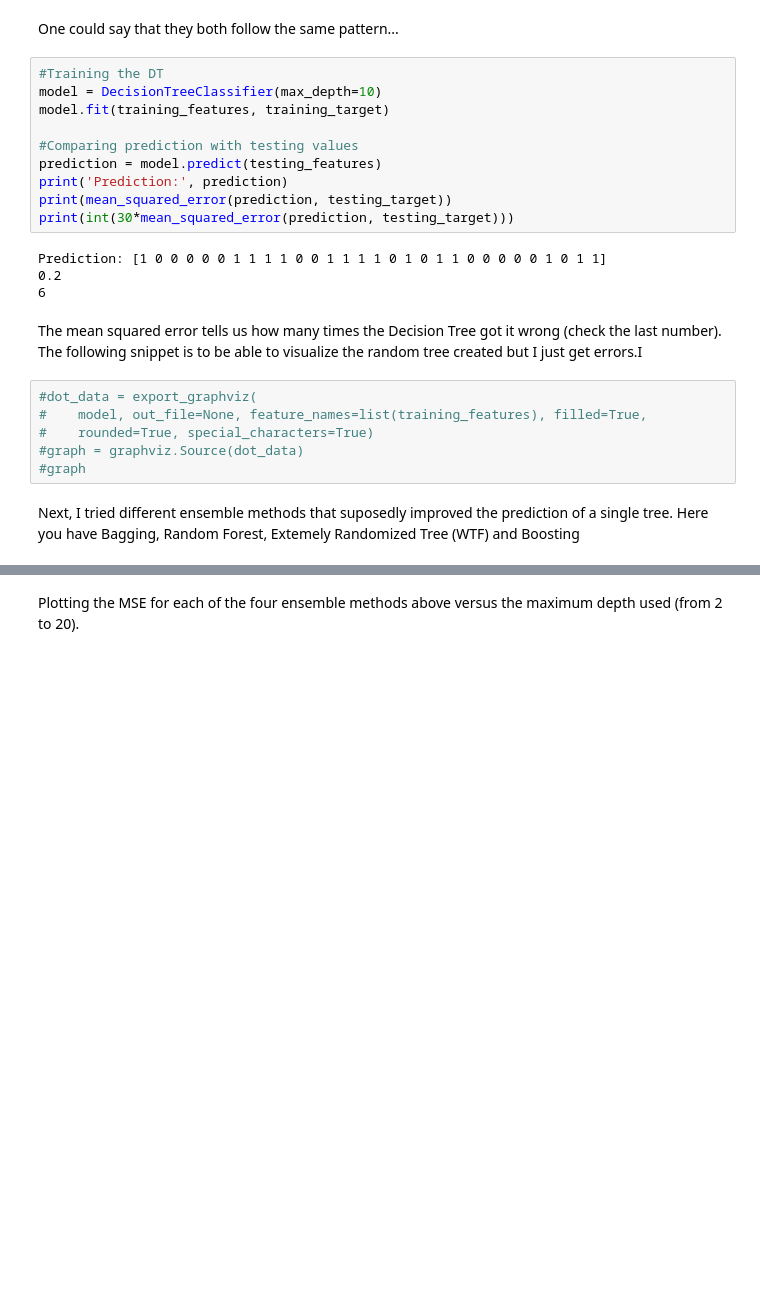
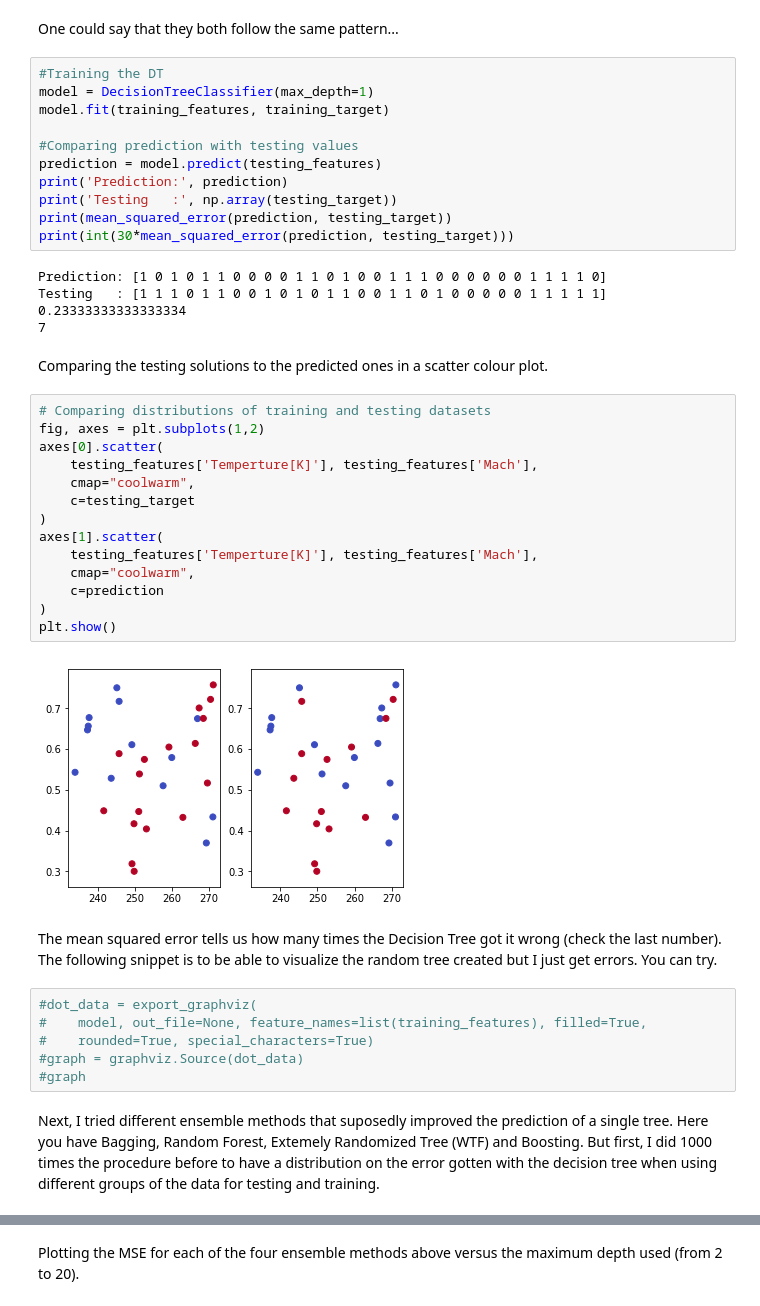
Before and after one commit to joaomiguelreis/MiND, a Jupyter notebook: Decision Tree and Ensemble Methods for Small Dataset.ipynb, the cells around one changed output, grey strips where cells are left out. Drawn from its saved outputs; the diff is of its cells as text; blank space fills up the shorter version.

Commit message:
Decision Tree and Ensemble Methods

```diff
--- a/Decision Tree and Ensemble Methods for Small Dataset.ipynb
+++ b/Decision Tree and Ensemble Methods for Small Dataset.ipynb
@@ -141,20 +146,40 @@ plt.show()
 One could say that they both follow the same pattern...
 # %%
 #Training the DT
-model = DecisionTreeClassifier(max_depth=10)
+model = DecisionTreeClassifier(max_depth=1)
 model.fit(training_features, training_target)
 
 #Comparing prediction with testing values
 prediction = model.predict(testing_features)
 print('Prediction:', prediction)
+print('Testing   :', np.array(testing_target))
 print(mean_squared_error(prediction, testing_target))
 print(int(30*mean_squared_error(prediction, testing_target)))
 # %% [output]
-Prediction: [1 0 0 0 0 0 1 1 1 1 0 0 1 1 1 1 0 1 0 1 1 0 0 0 0 0 1 0 1 1]
-0.2
-6
+Prediction: [1 0 1 0 1 1 0 0 0 0 1 1 0 1 0 0 1 1 1 0 0 0 0 0 0 1 1 1 1 0]
+Testing   : [1 1 1 0 1 1 0 0 1 0 1 0 1 1 0 0 1 1 0 1 0 0 0 0 0 1 1 1 1 1]
+0.23333333333333334
+7
+# %% [markdown]
+Comparing the testing solutions to the predicted ones in a scatter colour plot.
+# %%
+# Comparing distributions of training and testing datasets
+fig, axes = plt.subplots(1,2)
+axes[0].scatter(
+    testing_features['Temperture[K]'], testing_features['Mach'],
+    cmap="coolwarm",
+    c=testing_target
+)
+axes[1].scatter(
+    testing_features['Temperture[K]'], testing_features['Mach'],
+    cmap="coolwarm",
+    c=prediction
+)
+plt.show()
+# %% [output]
+[figure, added]
 # %% [markdown]
-The mean squared error tells us how many times the Decision Tree got it wrong (check the last number). The following snippet is to be able to visualize the random tree created but I just get errors.I
+The mean squared error tells us how many times the Decision Tree got it wrong (check the last number). The following snippet is to be able to visualize the random tree created but I just get errors. You can try.
 # %%
 #dot_data = export_graphviz(
 #    model, out_file=None, feature_names=list(training_features), filled=True,
@@ -162,4 +187,4 @@ The mean squared error tells us how many times the Decision Tree got it wrong (c
 #graph = graphviz.Source(dot_data)
 #graph
 # %% [markdown]
-Next, I tried different ensemble methods that suposedly improved the prediction of a single tree. Here you have Bagging, Random Forest, Extemely Randomized Tree (WTF) and Boosting
+Next, I tried different ensemble methods that suposedly improved the prediction of a single tree. Here you have Bagging, Random Forest, Extemely Randomized Tree (WTF) and Boosting. But first, I did 1000 times the procedure before to have a distribution on the error gotten with the decision tree when using different groups of the data for testing and training.
```
Also changed, not shown: parts of 15 cells of this notebook.
